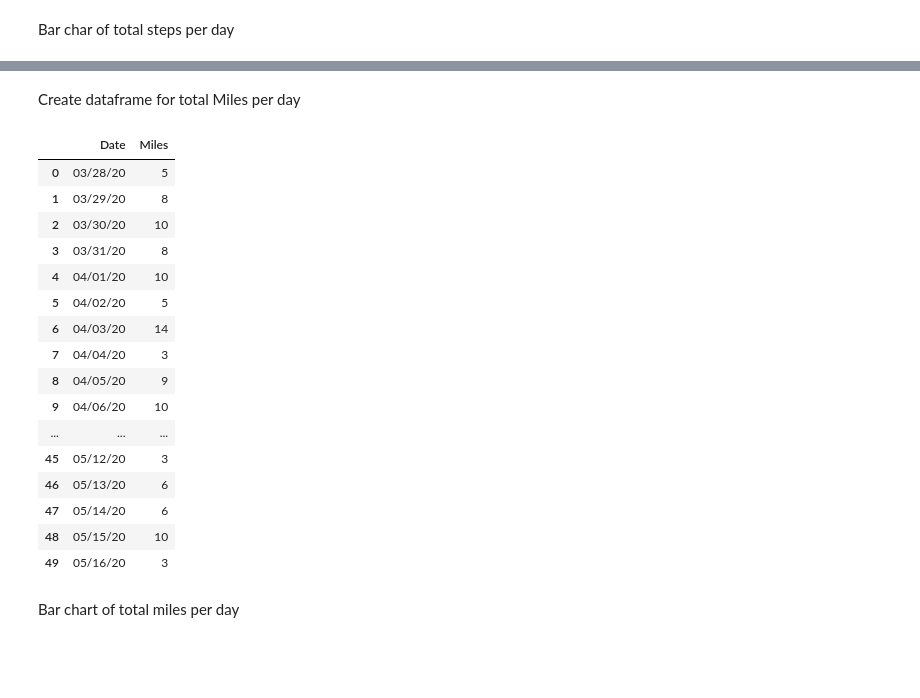
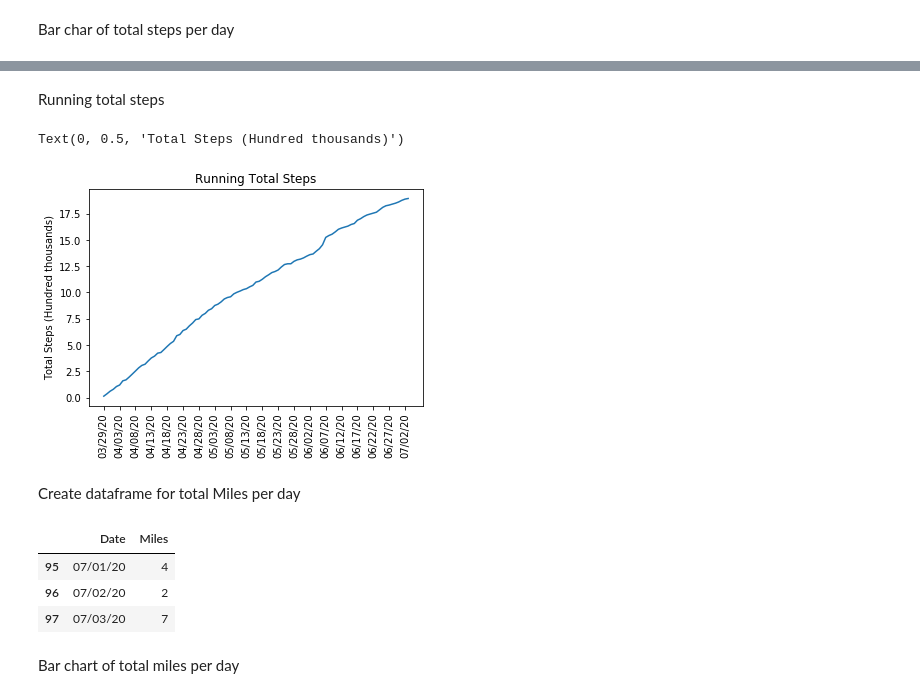
Before and after one commit to lowsaelee/Treadmill_Exercise, a Jupyter notebook: TreadMill.ipynb, the cells around one changed output, grey strips where cells are left out. Saved outputs shown, nothing was run; the diff lists cells and outputs as text; code cells hidden in the pictures; blank space fills up the shorter version.

```diff
--- a/TreadMill.ipynb
+++ b/TreadMill.ipynb
@@ -97,27 +94,34 @@ plt.xticks(rotation=90);
+# %% [markdown]
+Running total steps
+# %%
+running_total_steps = []
+running_total_steps_date = []
+for i in range(len(df_totalSteps)):
+    if df_totalSteps['TotalSteps'][0:i].sum() != 0:
+        running_total_steps.append(df_totalSteps['TotalSteps'][0:i].sum())
+        running_total_steps_date.append(df_totalSteps['Date'][i])
+
+df_running_total_steps = pd.DataFrame({'Date':running_total_steps_date,'Running_Total_Steps':running_total_steps})
+
+plt.plot(df_running_total_steps['Date'],(df_running_total_steps['Running_Total_Steps']/100000))
+plt.title("Running Total Steps")
+plt.xticks(rotation=90)
+plt.xticks(np.arange(0, len(df_running_total_steps), step=5))
+plt.ylabel("Total Steps (Hundred thousands)")
+# %% [output]
+Text(0, 0.5, 'Total Steps (Hundred thousands)')
+[figure, added]
 # %% [markdown]
 Create dataframe for total Miles per day
 # %%
 df_totalMiles = df.groupby('Date', as_index=False)['Miles'].sum()
 
-df_totalMiles
+df_totalMiles[95:]
 # %% [output]
 |  | Date | Miles |
-| 0 | 03/28/20 | 5 |
-| 1 | 03/29/20 | 8 |
-| 2 | 03/30/20 | 10 |
-| 3 | 03/31/20 | 8 |
-| 4 | 04/01/20 | 10 |
-| 5 | 04/02/20 | 5 |
-| 6 | 04/03/20 | 14 |
-| 7 | 04/04/20 | 3 |
-| 8 | 04/05/20 | 9 |
-| 9 | 04/06/20 | 10 |
-| ... | ... | ... |
-| 45 | 05/12/20 | 3 |
-| 46 | 05/13/20 | 6 |
-| 47 | 05/14/20 | 6 |
-| 48 | 05/15/20 | 10 |
-| 49 | 05/16/20 | 3 |
+| 95 | 07/01/20 | 4 |
+| 96 | 07/02/20 | 2 |
+| 97 | 07/03/20 | 7 |
 # %% [markdown]
 Bar chart of total miles per day
 # %%
```
Also changed, not shown: parts of 31 cells of this notebook, 1 other file.
